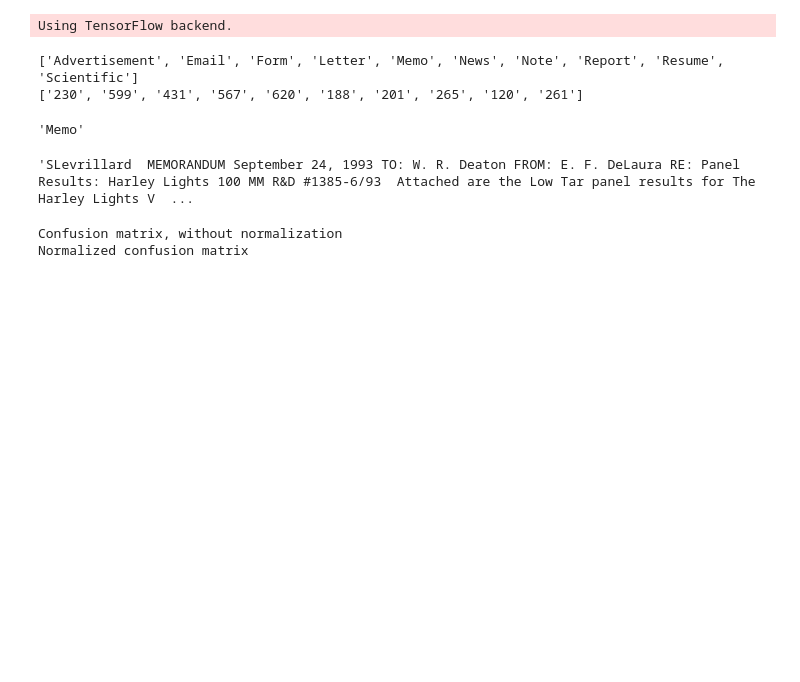
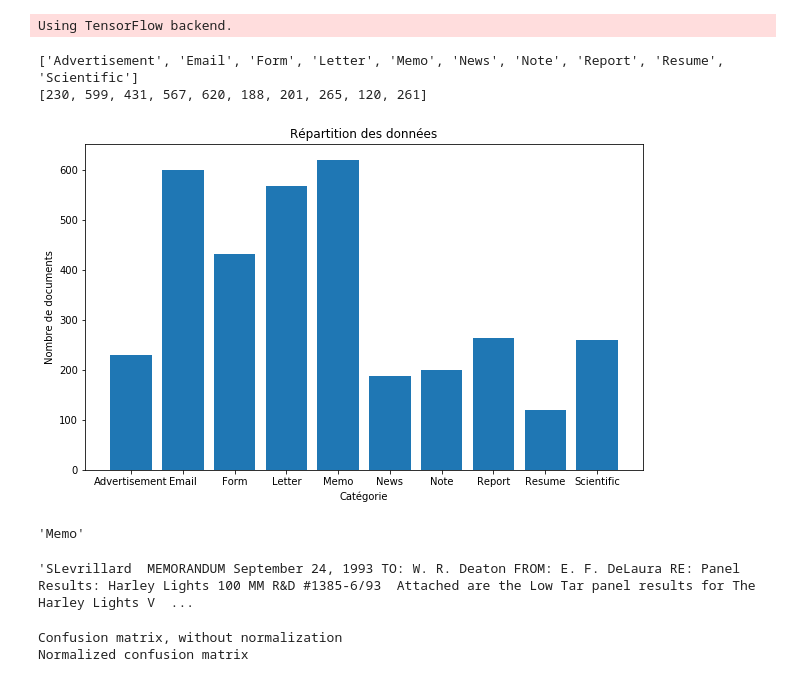
Before and after one commit to Rouen-NLP/final-lab-XUJitao, a Jupyter notebook: Final_Project.ipynb, the cells around one changed output. Drawn from its saved outputs; the diff is of its cells as text; code cells hidden in the pictures; blank space fills up the shorter version.

Commit message:
Plot bar for data distribution

```diff
--- a/Final_Project.ipynb
+++ b/Final_Project.ipynb
@@ -40,13 +40,24 @@ for repo in list_dir:
             txt = f.read()
         x.append(txt)
         y.append(repo)
-    nbs.append(str(len(files)))
+    nbs.append(len(files))
 print(str(nbs))
 x = np.array(x)
 y = np.array(y)
 # %% [output]
 ['Advertisement', 'Email', 'Form', 'Letter', 'Memo', 'News', 'Note', 'Report', 'Resume', 'Scientific']
-['230', '599', '431', '567', '620', '188', '201', '265', '120', '261']
+[230, 599, 431, 567, 620, 188, 201, 265, 120, 261]
+# %%
+plt.figure(figsize=(10, 6))
+plt.title("Répartition des données")
+y_pos = np.arange(len(list_dir))
+plt.bar(list_dir, nbs, align='center')
+plt.xlabel('Catégorie')
+plt.ylabel('Nombre de documents')
+plt.savefig('repartition_donnees.png')
+plt.show()
+# %% [output]
+[figure, added]
 # %%
 x_train, x_test, y_train, y_test = train_test_split(x, y, test_size=0.2)
 # %%
```
Also changed, not shown: 1 other file.
